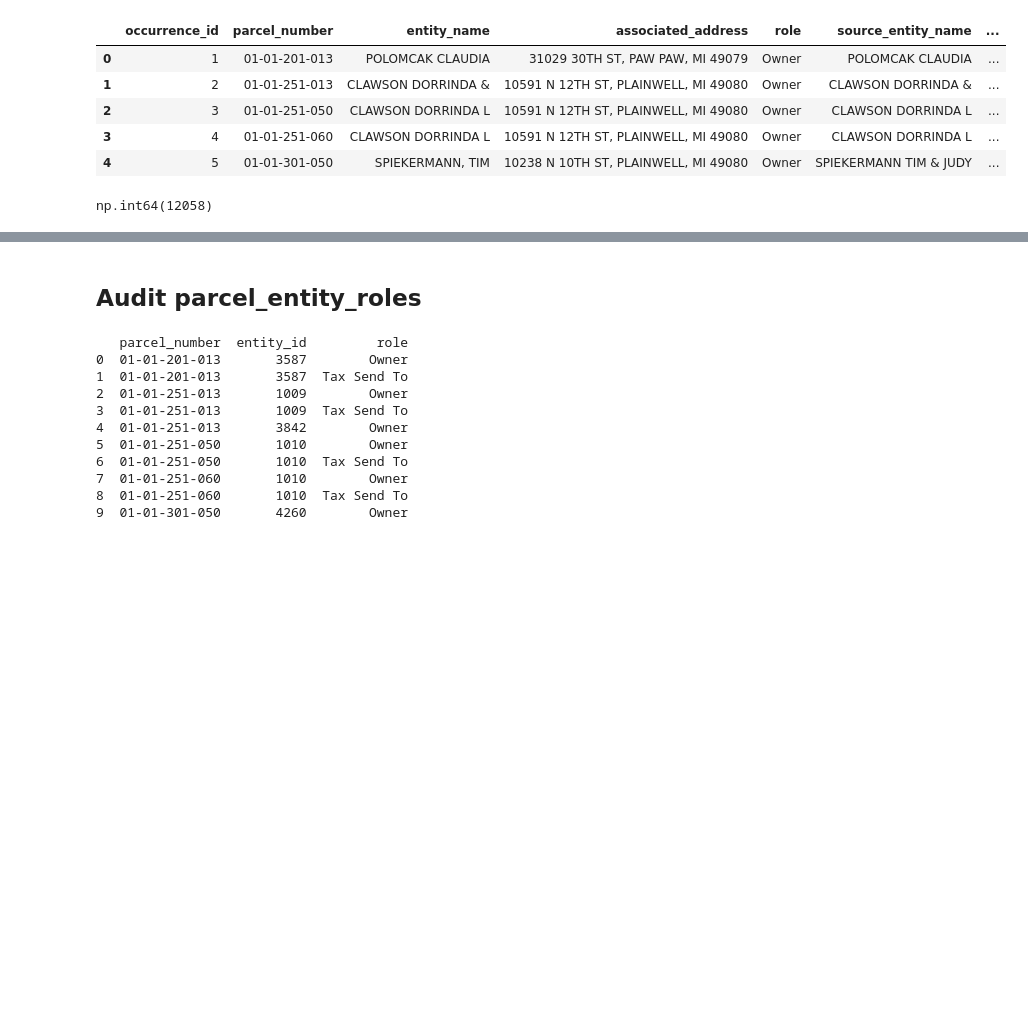
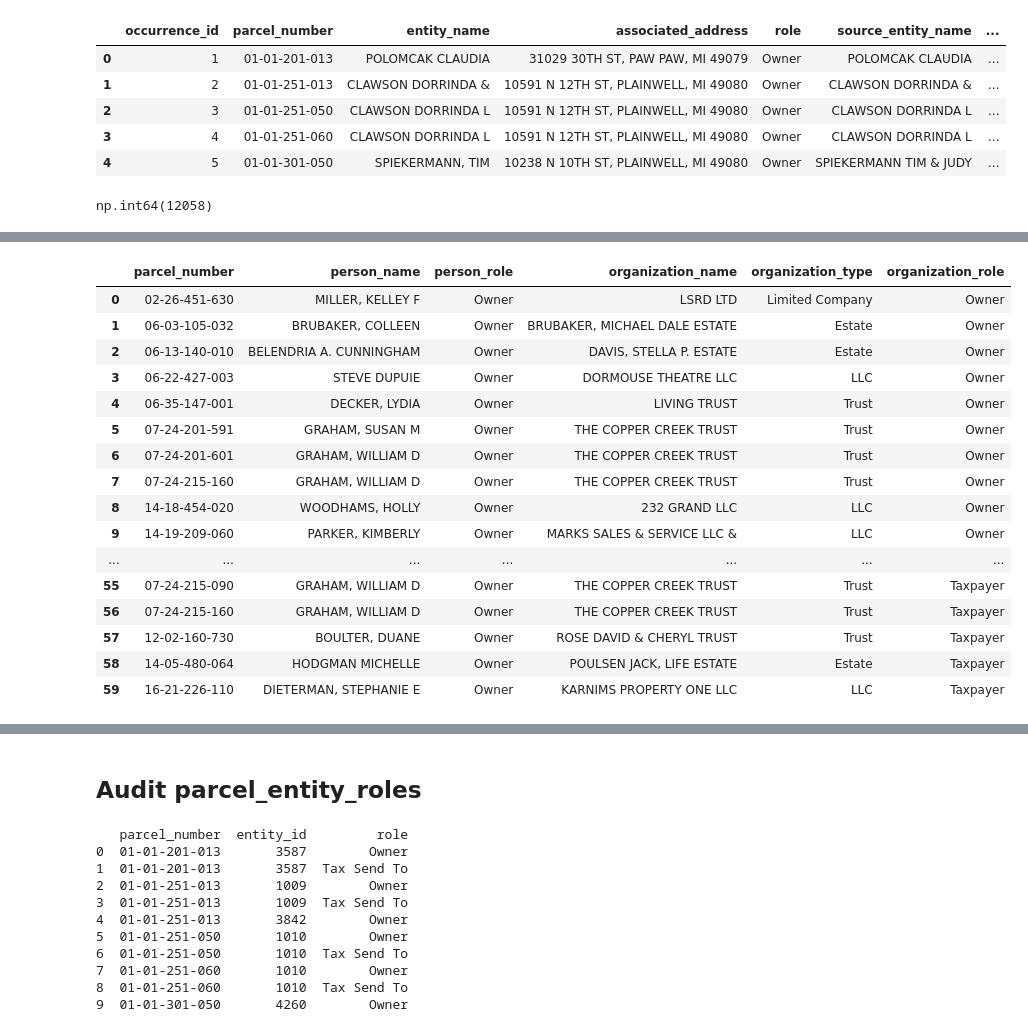
Before and after one commit to mattphinney-94/kzoo_county_project, a Jupyter notebook: Finalized_Entity_Table_Analysis.ipynb, the cells around one changed output, grey strips where cells are left out. Cells and saved outputs as stored; diff of their text form; code cells hidden in the pictures; blank space fills up the shorter version.

```diff
--- a/Finalized_Entity_Table_Analysis.ipynb
+++ b/Finalized_Entity_Table_Analysis.ipynb
@@ -84,0 +169,15 @@ np.int64(12058)
+# %%
+parcel_role_pairs["entity_type_pair"] = (
+    parcel_role_pairs[
+        [
+            "entity_type_a",
+            "entity_type_b"
+        ]
+    ]
+    .apply(
+        lambda row: " + ".join(
+            sorted(row)
+        ),
+        axis=1
+    )
+)
@@ -84,0 +492,80 @@ np.int64(12058)
+# %%
+# Get the six most common directional role combinations
+top_role_combinations = (
+    org_person_role_counts
+    .head(6)[
+        [
+            "organization_role",
+            "person_role"
+        ]
+    ]
+)
+
+# Keep only rows belonging to those six combinations
+top_role_candidates = (
+    org_person_detail
+    .merge(
+        top_role_combinations,
+        on=[
+            "organization_role",
+            "person_role"
+        ],
+        how="inner"
+    )
+)
+
+# Randomize the order reproducibly, then take up to
+# 10 examples from each role combination.
+top_role_samples = (
+    top_role_candidates
+    .sample(
+        frac=1,
+        random_state=42
+    )
+    .groupby(
+        [
+            "organization_role",
+            "person_role"
+        ],
+        group_keys=False,
+        sort=False
+    )
+    .head(10)
+    .sort_values(
+        [
+            "organization_role",
+            "person_role",
+            "parcel_number"
+        ]
+    )
+    .reset_index(drop=True)
+)
+
+top_role_samples[
+    [
+        "parcel_number",
+        "person_name",
+        "person_role",
+        "organization_name",
+        "organization_type",
+        "organization_role"
+    ]
+]
+# %% [output]
+|  | parcel_number | person_name | person_role | organization_name | organization_type | organization_role |
+| 0 | 02-26-451-630 | MILLER, KELLEY F | Owner | LSRD LTD | Limited Company | Owner |
+| 1 | 06-03-105-032 | BRUBAKER, COLLEEN | Owner | BRUBAKER, MICHAEL DALE ESTATE | Estate | Owner |
+| 2 | 06-13-140-010 | BELENDRIA A. CUNNINGHAM | Owner | DAVIS, STELLA P. ESTATE | Estate | Owner |
+| 3 | 06-22-427-003 | STEVE DUPUIE | Owner | DORMOUSE THEATRE LLC | LLC | Owner |
+| 4 | 06-35-147-001 | DECKER, LYDIA | Owner | LIVING TRUST | Trust | Owner |
+| 5 | 07-24-201-591 | GRAHAM, SUSAN M | Owner | THE COPPER CREEK TRUST | Trust | Owner |
+| 6 | 07-24-201-601 | GRAHAM, WILLIAM D | Owner | THE COPPER CREEK TRUST | Trust | Owner |
+| 7 | 07-24-215-160 | GRAHAM, WILLIAM D | Owner | THE COPPER CREEK TRUST | Trust | Owner |
+| 8 | 14-18-454-020 | WOODHAMS, HOLLY | Owner | 232 GRAND LLC | LLC | Owner |
+| 9 | 14-19-209-060 | PARKER, KIMBERLY | Owner | MARKS SALES & SERVICE LLC & | LLC | Owner |
+| ... | ... | ... | ... | ... | ... | ... |
+| 55 | 07-24-215-090 | GRAHAM, WILLIAM D | Owner | THE COPPER CREEK TRUST | Trust | Taxpayer |
+| 56 | 07-24-215-160 | GRAHAM, WILLIAM D | Owner | THE COPPER CREEK TRUST | Trust | Taxpayer |
+| 57 | 12-02-160-730 | BOULTER, DUANE | Owner | ROSE DAVID & CHERYL TRUST | Trust | Taxpayer |
+| 58 | 14-05-480-064 | HODGMAN MICHELLE | Owner | POULSEN JACK, LIFE ESTATE | Estate | Taxpayer |
+| 59 | 16-21-226-110 | DIETERMAN, STEPHANIE E | Owner | KARNIMS PROPERTY ONE LLC | LLC | Taxpayer |
```
Also changed, not shown: parts of 26 cells of this notebook, 1 other file.
